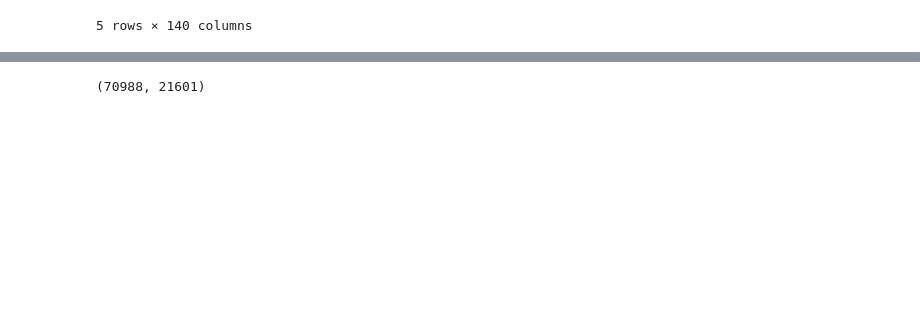
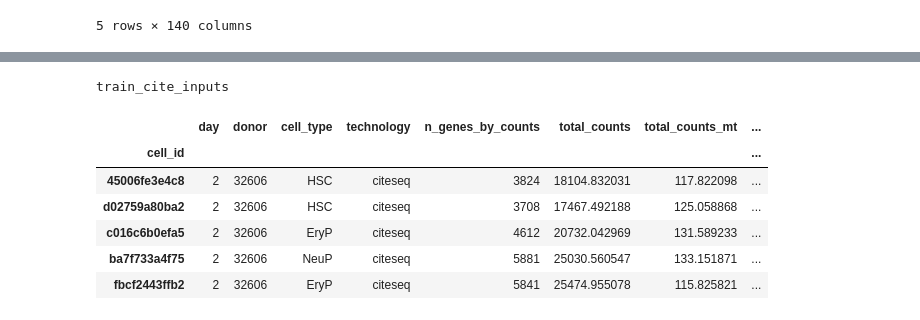
Before and after one commit to assayer5/multimodal-single-cell, a Jupyter notebook: multimodal-single-cell-citeseq.ipynb, the cells around one changed output, grey strips where cells are left out. Cells and saved outputs as stored; diff of their text form; code cells hidden in the pictures; blank space fills up the shorter version.

```diff
--- a/multimodal-single-cell-citeseq.ipynb
+++ b/multimodal-single-cell-citeseq.ipynb
@@ -196,10 +204,0 @@ targetdf.head()
-# %%
-# filter out cells with less than 200 genes expressed,
-# filter out genes expressed in fewer than 7 cells
-sc.pp.filter_cells(adata, min_genes=200)
-sc.pp.filter_genes(adata, min_cells=7)
-# sc.pp.filter_genes(adata, min_cells=70)
-gc.collect()
-adata.shape
-# %% [output]
-(70988, 21601)
@@ -205,0 +222,12 @@ adata.shape
+# %%
+print('train_cite_inputs')
+adatas['train_cite_inputs'].obs[:5]
+# %% [output]
+train_cite_inputs
+|  | day | donor | cell_type | technology | n_genes_by_counts | total_counts | total_counts_mt | ... |
+| cell_id |  |  |  |  |  |  |  | ... |
+| 45006fe3e4c8 | 2 | 32606 | HSC | citeseq | 3824 | 18104.832031 | 117.822098 | ... |
+| d02759a80ba2 | 2 | 32606 | HSC | citeseq | 3708 | 17467.492188 | 125.058868 | ... |
+| c016c6b0efa5 | 2 | 32606 | EryP | citeseq | 4612 | 20732.042969 | 131.589233 | ... |
+| ba7f733a4f75 | 2 | 32606 | NeuP | citeseq | 5881 | 25030.560547 | 133.151871 | ... |
+| fbcf2443ffb2 | 2 | 32606 | EryP | citeseq | 5841 | 25474.955078 | 115.825821 | ... |
```
Also changed, not shown: parts of 22 cells of this notebook.
